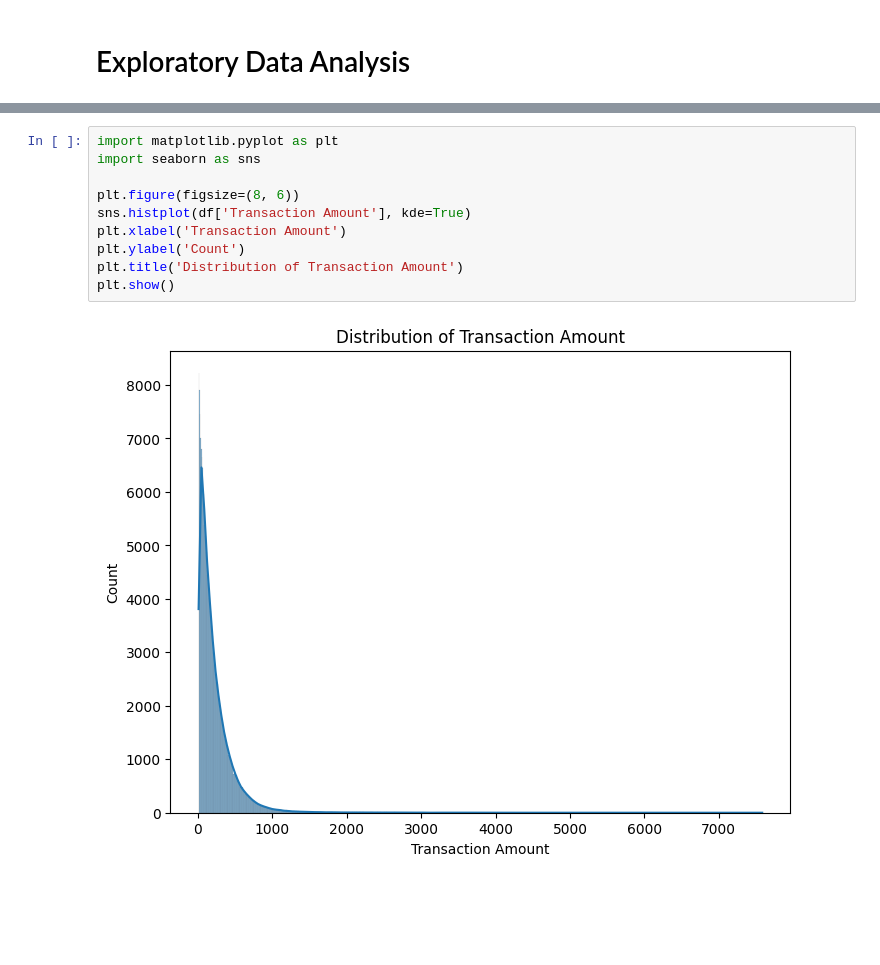
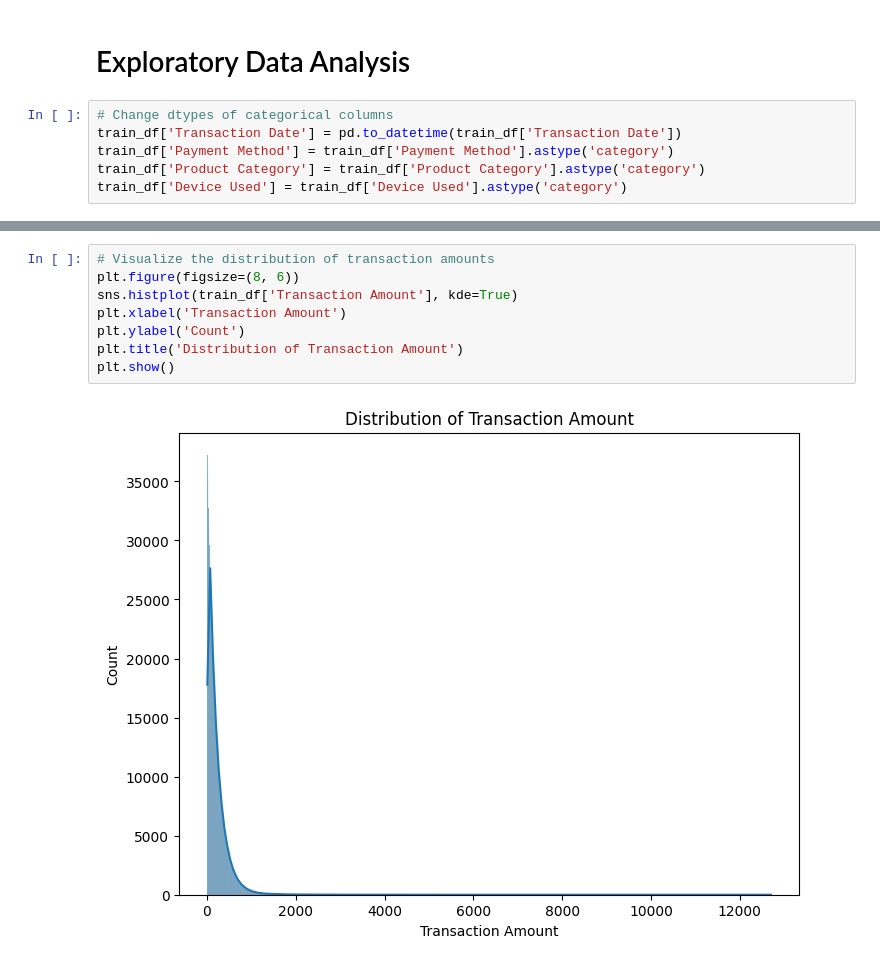
Before and after one commit to briannoelkesuma/BT4012-Group-15-Ecommerce-Fraud, a Jupyter notebook: notebook.ipynb, the cells around one changed output, grey strips where cells are left out. Cells and saved outputs as stored; diff of their text form; blank space fills up the shorter version.

```diff
--- a/notebook.ipynb
+++ b/notebook.ipynb
@@ -59,3 +58,9 @@ train_df.describe()
 | max | 1.270175e+04 | 5.000000e+00 | 8.600000e+01 | 1.000000e+00 | 3.650000e+02 | 2.300000e+01 |
 # %% [markdown]
 # Exploratory Data Analysis
+# %%
+# Change dtypes of categorical columns
+train_df['Transaction Date'] = pd.to_datetime(train_df['Transaction Date'])
+train_df['Payment Method'] = train_df['Payment Method'].astype('category')
+train_df['Product Category'] = train_df['Product Category'].astype('category')
+train_df['Device Used'] = train_df['Device Used'].astype('category')
@@ -62,12 +112,10 @@ train_df.describe()
 # %%
-import matplotlib.pyplot as plt
-import seaborn as sns
-
+# Visualize the distribution of transaction amounts
 plt.figure(figsize=(8, 6))
-sns.histplot(df['Transaction Amount'], kde=True)
+sns.histplot(train_df['Transaction Amount'], kde=True)
 plt.xlabel('Transaction Amount')
 plt.ylabel('Count')
 plt.title('Distribution of Transaction Amount')
 plt.show()
 # %% [output]
-[figure, old version]
+[figure, new version]
```
Also changed, not shown: parts of 15 cells of this notebook, 1 other file.
